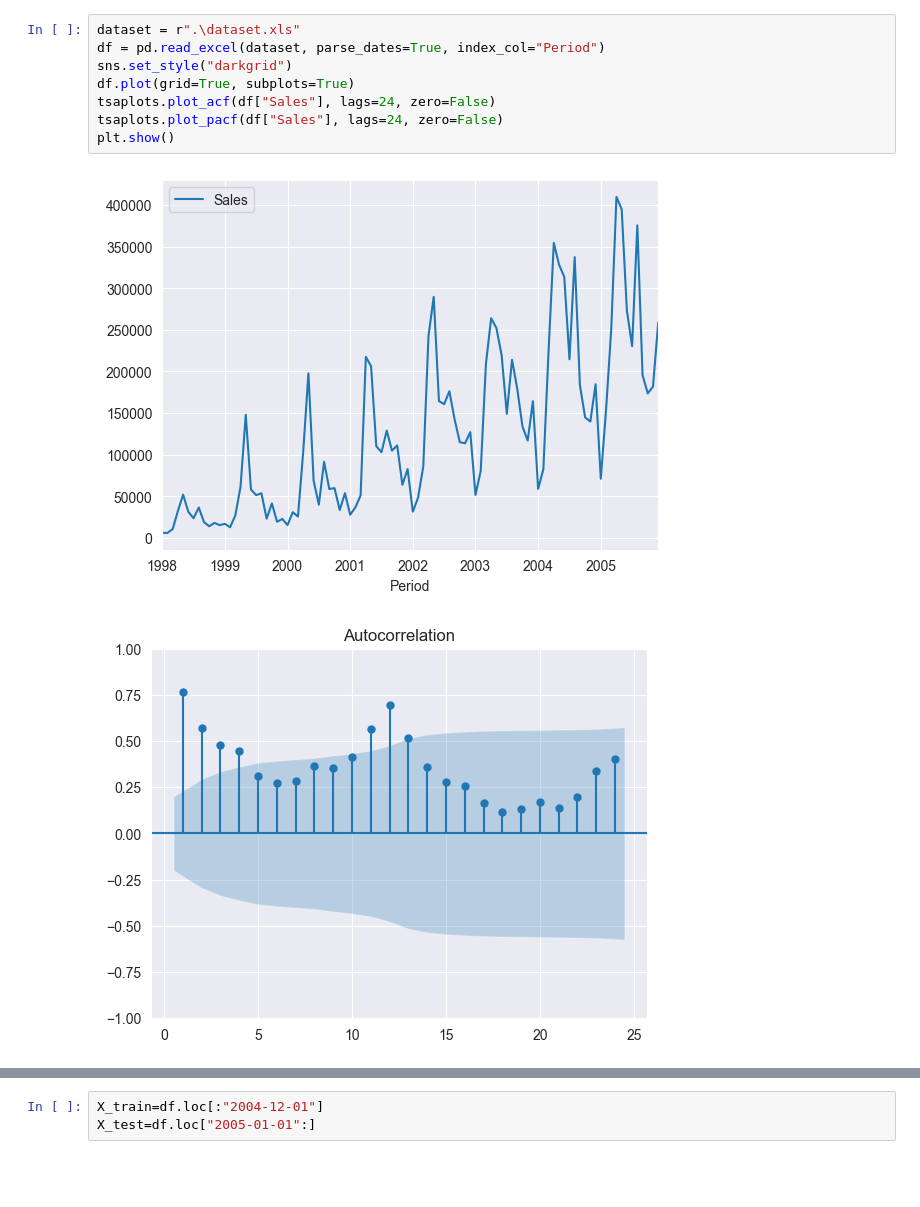
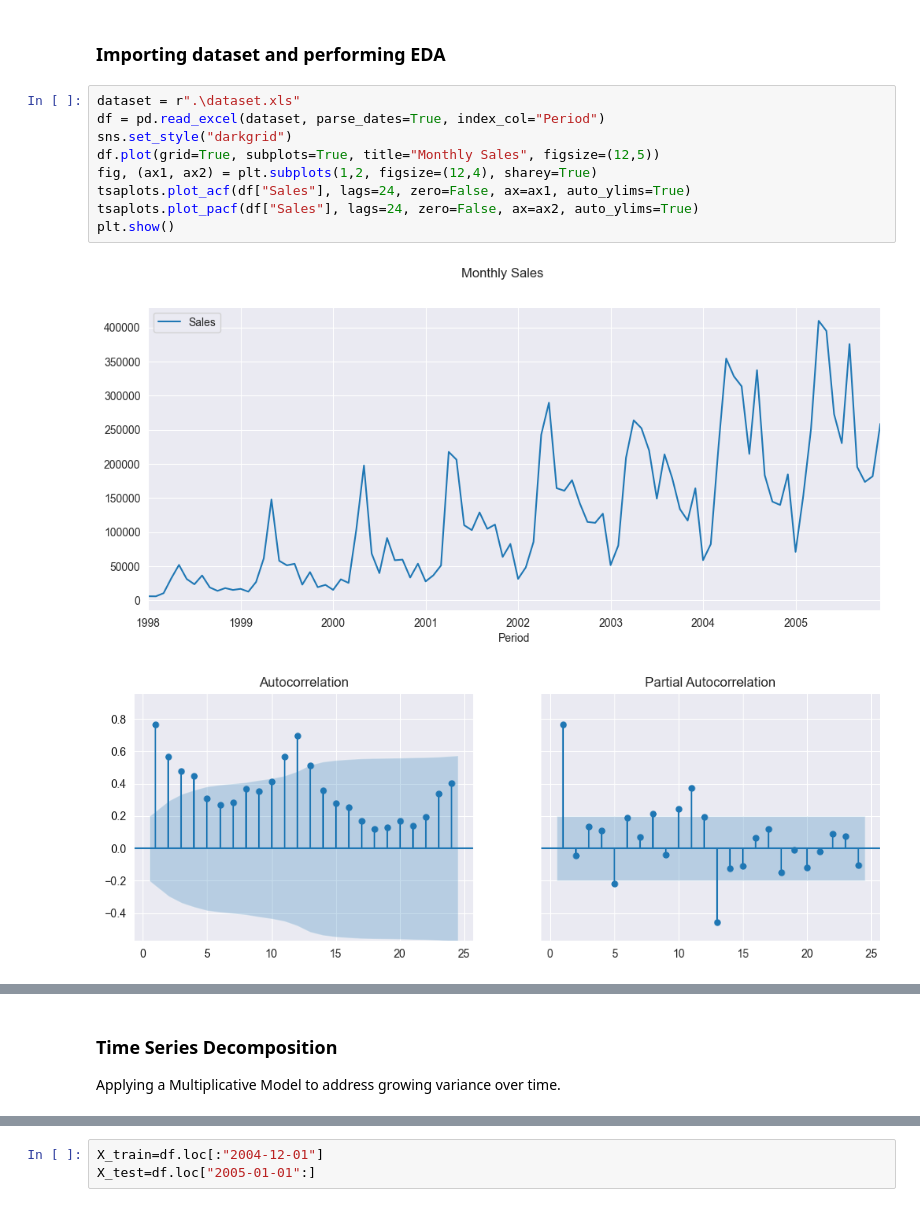
Before and after one commit to GabrielMazzotta/Time-Series-Analysis-and-Forecasting_Case-Study, a Jupyter notebook: Time Series Analysis and Forecasting.ipynb, the cells around one changed output, grey strips where cells are left out. Cells and saved outputs as stored; diff of their text form; blank space fills up the shorter version.

```diff
--- a/Time Series Analysis and Forecasting.ipynb
+++ b/Time Series Analysis and Forecasting.ipynb
@@ -10,13 +18,16 @@ from statsmodels.tsa.seasonal import seasonal_decompose
 from sklearn.metrics import mean_squared_error
 %matplotlib inline
+# %% [markdown]
+### Importing dataset and performing EDA
 # %%
 dataset = r".\dataset.xls"
 df = pd.read_excel(dataset, parse_dates=True, index_col="Period")
 sns.set_style("darkgrid")
-df.plot(grid=True, subplots=True)
-tsaplots.plot_acf(df["Sales"], lags=24, zero=False)
-tsaplots.plot_pacf(df["Sales"], lags=24, zero=False)
+df.plot(grid=True, subplots=True, title="Monthly Sales", figsize=(12,5))
+fig, (ax1, ax2) = plt.subplots(1,2, figsize=(12,4), sharey=True)
+tsaplots.plot_acf(df["Sales"], lags=24, zero=False, ax=ax1, auto_ylims=True)
+tsaplots.plot_pacf(df["Sales"], lags=24, zero=False, ax=ax2, auto_ylims=True)
 plt.show()
 # %% [output]
-[figure, old version]
+[figure, new version]
-[figure, old version]
+[figure, new version]
@@ -24,2 +34,6 @@ plt.show()
+# %% [markdown]
+### Time Series Decomposition
+
+Applying a Multiplicative Model to address growing variance over time.
 # %%
 seasonal_decomposition = seasonal_decompose(df, model="mul",period=12)
```
Also changed, not shown: parts of 20 cells of this notebook, 1 other file.
